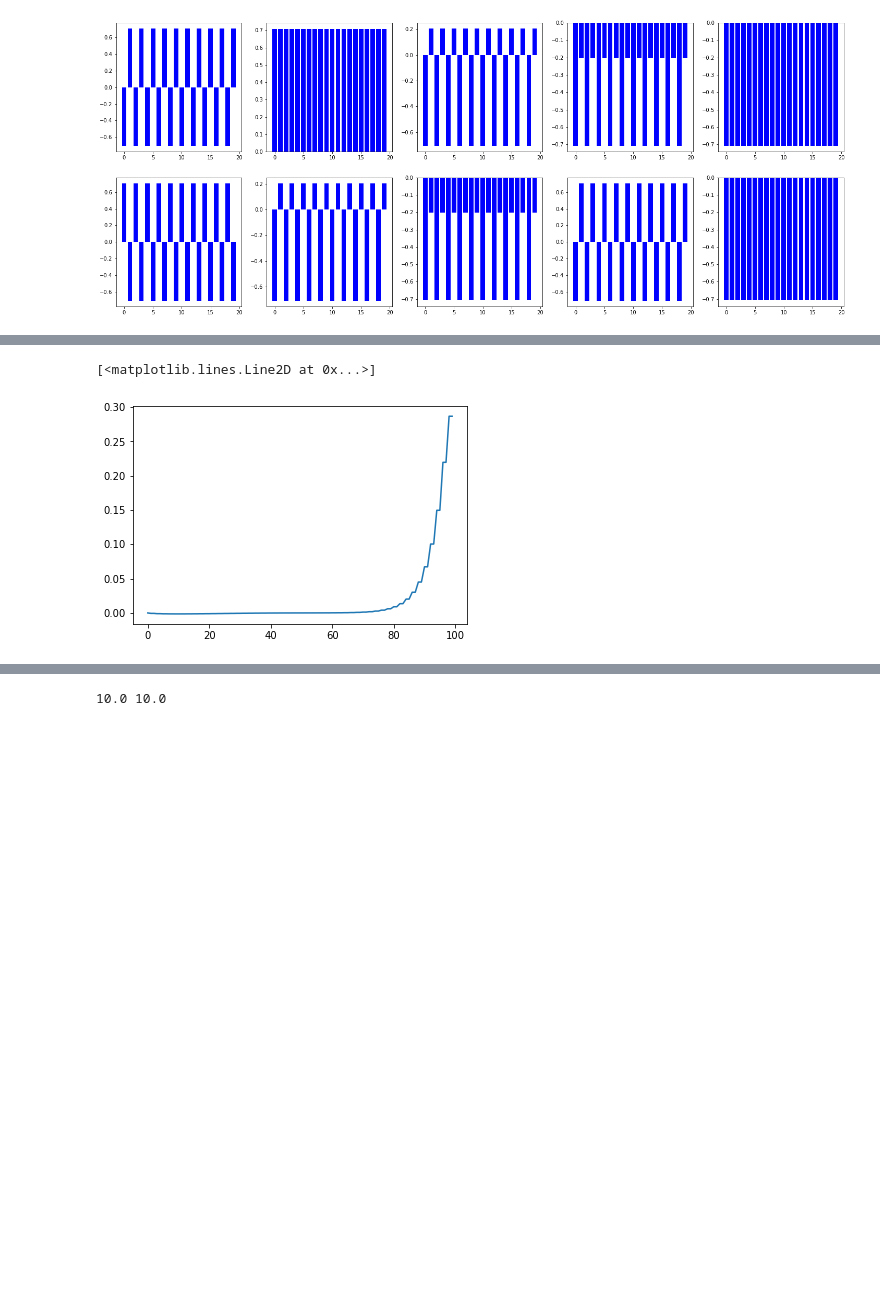
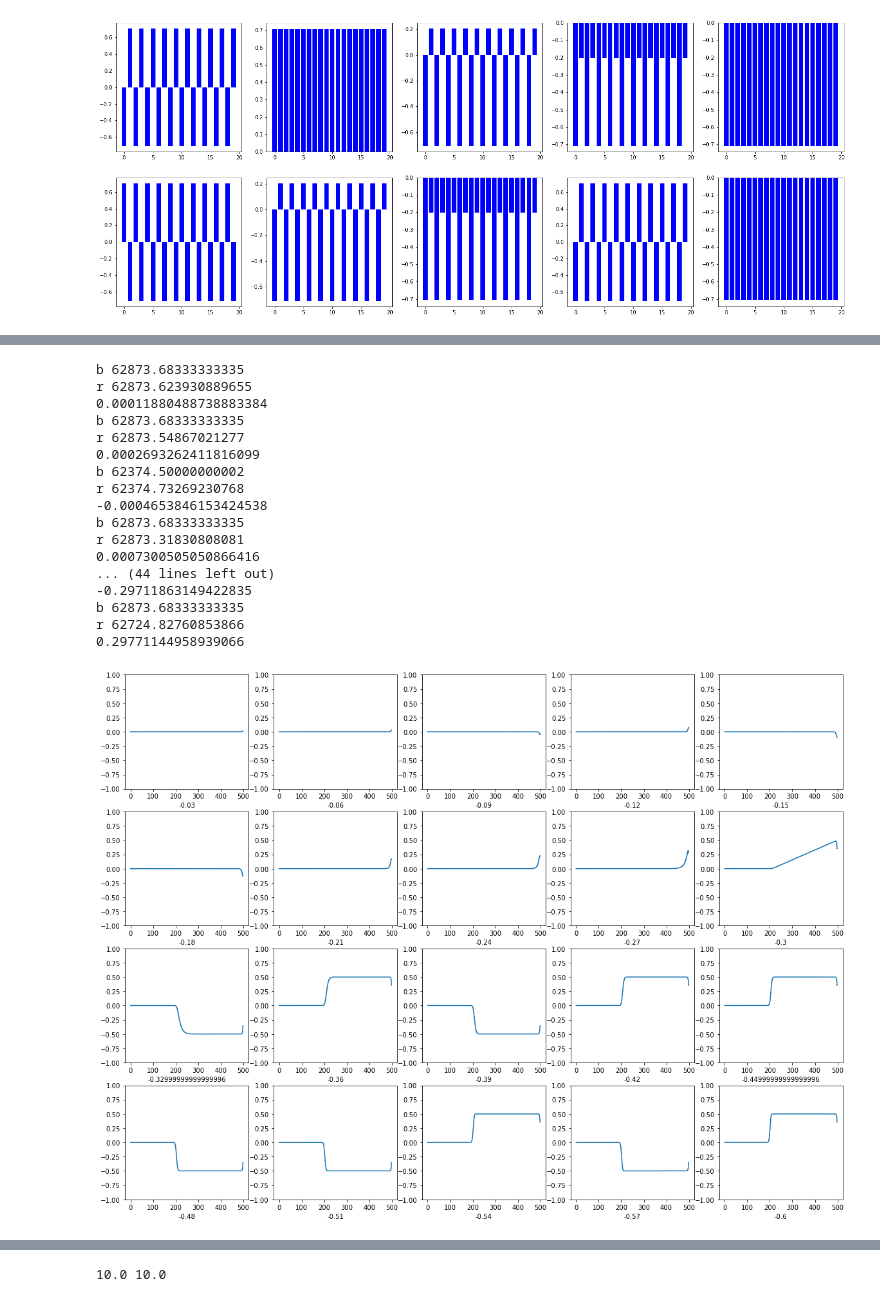
Before and after one commit to lucas-s-work/M4R, a Jupyter notebook: masters.ipynb, the cells around one changed output, grey strips where cells are left out. Cells and saved outputs as stored; diff of their text form; code cells hidden in the pictures; blank space fills up the shorter version.

```diff
--- a/masters.ipynb
+++ b/masters.ipynb
@@ -151,8 +179,10 @@ plot_pert(tanh_perturbation(50),50)
 # We can use the previously defined toy model to compute the instantaneous eigenvectors/values
 
 def toy_finite_hamiltonian(perturbation, N):
-    def H(epsilon):
-        return toy_finite(perturbation, N, epsilon)
+    # epsilon determines the size of the perturbation, invert determines if the parameters should be swapped or not
+    # Ie for a two band bulk insulator switching between the topological and trivial modes
+    def H(epsilon, invert=False):
+        return toy_finite(perturbation, N, epsilon, invert=invert)
 
     return H
 
@@ -193,29 +223,45 @@ def single_eig_current(H, N, min_e = 0, max_e = 0.9, timesteps=100):
     return currents
 
 # Compute the explicit polarization induced by the occupied states
-def local_polarization(H, N, min_e=0, max_e=0.1, states=None):
+def local_polarization(H, N, min_e=0, max_e=0.1, states=None, invert=False):
     # compute the eigenstates of the system at the start and end of the perturbative change
     # here we only consider perturbations which do not close the band gap
-    s_eigs, s_vecs = H(min_e)
-    e_eigs, e_vecs = H(max_e)
+    s_eigs, s_vecs = H(min_e, invert=invert)
+    e_eigs, e_vecs = H(max_e, invert=False)
 
     # If states==None we assume that the model has two energy bands and only the negative one is occupied
     # If both bands are occupied then the total polarization will cancel
     if states == None:
-        states = np.arange(0,N)[e_eigs < 0]
+        states = np.arange(0,N)[e_eigs <= 0]
 
     # Compute the contribution from each eigenstate
     polarizations = np.zeros(N)
 
+    b = []
+    r = []
+
     for a in range(0,N):
+        b.append(0)
+        r.append(0)
         for n in states:
+            b[a] += right_charge(a, s_vecs[n])
+            r[a] += right_charge(a, e_vecs[n])
             polarizations[a] += right_charge(a, s_vecs[n]) - right_charge(a, e_vecs[n])
 
+    print("b", np.sum(b))
+    print("r", np.sum(r))
     return polarizations
 
 # Code berry phase polarization tomorrow, see if the issue is still present then and if it is then we know that we are understanding it wrong
 # If there is no issue then we have something incorrect about our assumptions in computing the local polarization and need to approach it differently (not ideal)
-plt.plot(np.arange(0,N), local_polarization(H, N, max_e=0.9))
+def plot_pert_polarizations(H, N, min_e=0, max_e=0.5, row_num=4, col_num=5):
+    plt.figure(figsize=(20,15))
+    tot = row_num * col_num
+    rate = (max_e - min_e) / tot
+    for i in range(0,tot):
+        plt.subplot(row_num, col_num, i + 1)
+        plt.ylim(-1,1)
+        p = local_polarization(H, N, min_e=0,max_e=rate * (i+1), invert=False)
+        plt.plot(np.arange(0,N), p, label="Epsilon: %.2f" % rate * (i+1))
+        print(np.mean(p))
+        plt.xlabel(rate * (i+1))
-# %% [output]
-[<matplotlib.lines.Line2D at 0x...>]
-[figure, removed]
@@ -221,0 +281,21 @@ plt.plot(np.arange(0,N), local_polarization(H, N, max_e=0.9))
+# %%
+plot_pert_polarizations(toy_finite_hamiltonian(tanh_single_perturbation(500),500),500, max_e=-0.6)
+# %% [output]
+b 62873.68333333335
+r 62873.623930889655
+0.00011880488738883384
+b 62873.68333333335
+r 62873.54867021277
+0.0002693262411816099
+b 62374.50000000002
+r 62374.73269230768
+-0.0004653846153424538
+b 62873.68333333335
+r 62873.31830808081
+0.0007300505050866416
+... (44 lines left out)
+-0.29711863149422835
+b 62873.68333333335
+r 62724.82760853866
+0.29771144958939066
+[figure, added]
```
Also changed, not shown: parts of 8 cells of this notebook.
